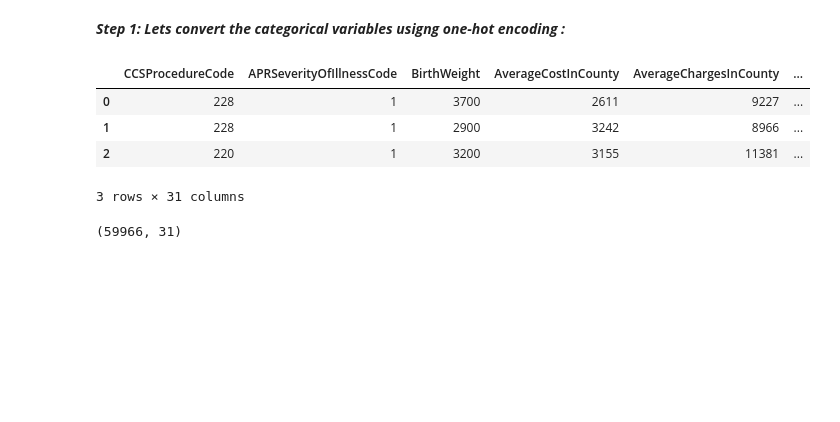
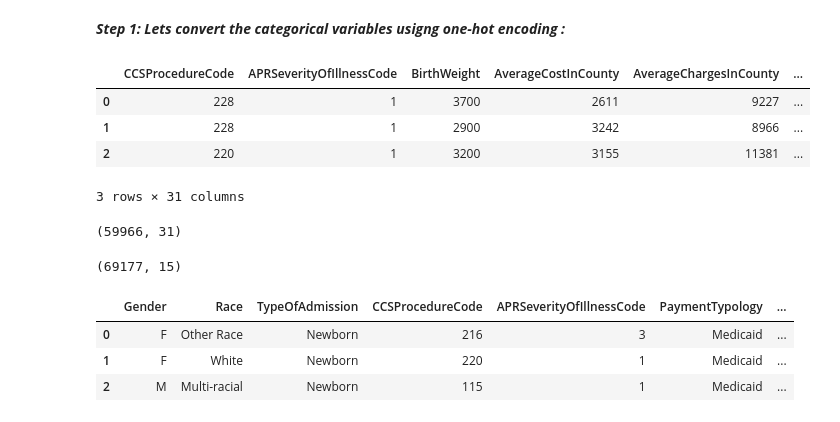
Before and after one commit to s3785704/machine-learning-assign01, a Jupyter notebook: assign1.ipynb, the cells around one changed output. Cells and saved outputs as stored; diff of their text form; code cells hidden in the pictures; blank space fills up the shorter version.

```diff
--- a/assign1.ipynb
+++ b/assign1.ipynb
@@ -462,3 +462,19 @@ df.head(3)
 df.shape
 # %% [output]
 (59966, 31)
+# %%
+#Lets look at the train and test performance now with the most basic model which we shall use as a reference for now
+#After this write a function that takes a filename does the processinand gives a dataframe with onehot-encoded
+df_test = pd.read_csv('test_data.csv')
+df_test.shape
+# %% [output]
+(69177, 15)
+# %%
+df_test.head(3)
+df_test = df_test.drop(['ID','HealthServiceArea'],axis=1)
+df_test.head(3)
+# %% [output]
+|  | Gender | Race | TypeOfAdmission | CCSProcedureCode | APRSeverityOfIllnessCode | PaymentTypology | ... |
+| 0 | F | Other Race | Newborn | 216 | 3 | Medicaid | ... |
+| 1 | F | White | Newborn | 220 | 1 | Medicaid | ... |
+| 2 | M | Multi-racial | Newborn | 115 | 1 | Medicaid | ... |
```
Also changed, not shown: parts of 7 cells of this notebook.
